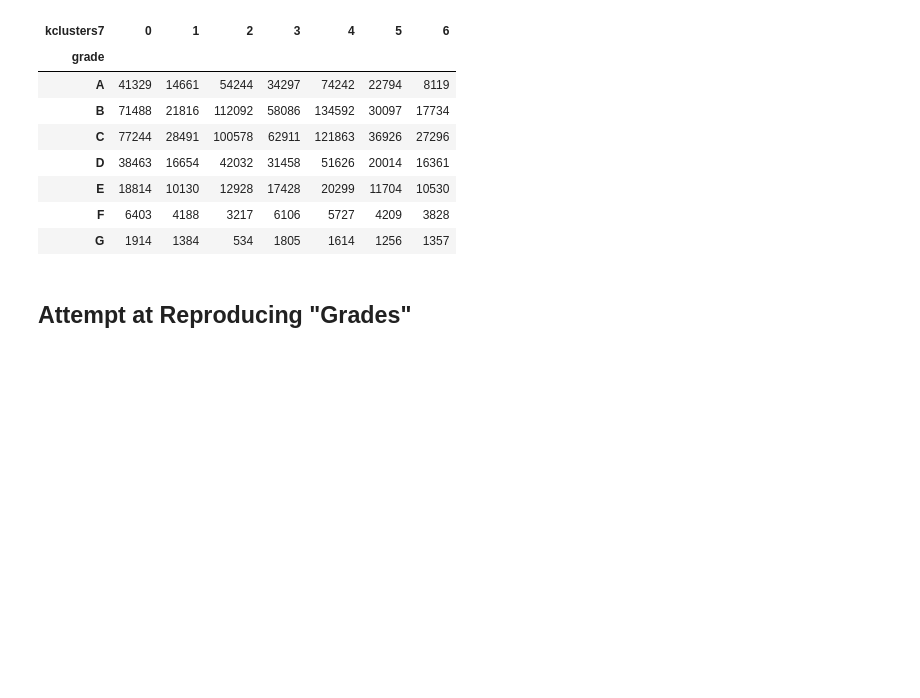
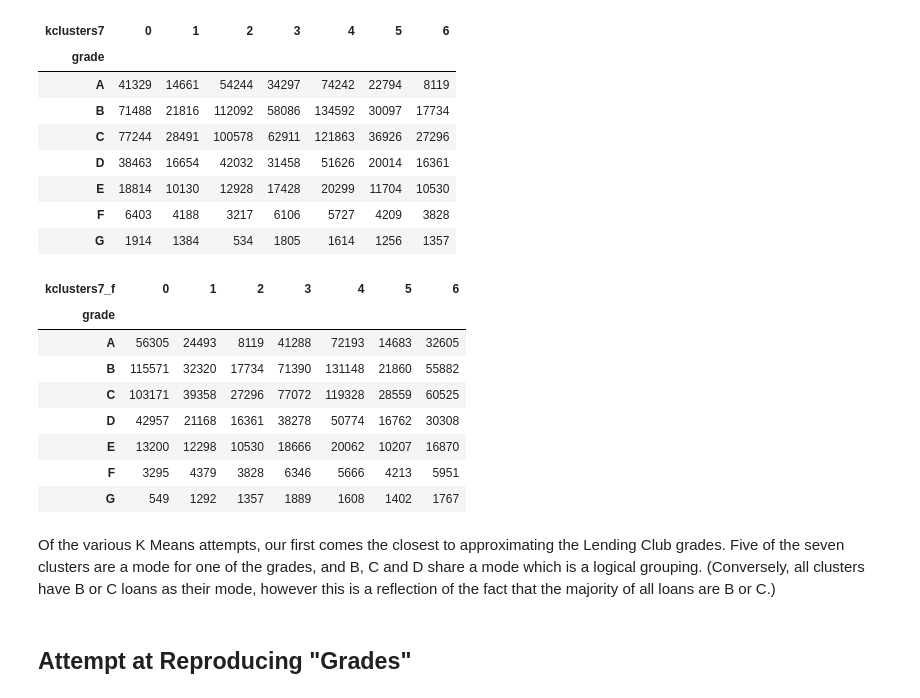
Before and after one commit to erstrong/INFO-7390-ADS-Fall-17-TeamNo., a Jupyter notebook: Assignment 2/Part 2/Clustering.ipynb, the cells around one changed output. Drawn from its saved outputs; the diff is of its cells as text; code cells hidden in the pictures; blank space fills up the shorter version.

```diff
--- a/Assignment 2/Part 2/Clustering.ipynb
+++ b/Assignment 2/Part 2/Clustering.ipynb
@@ -130,0 +192,5 @@ pd.crosstab(loans2.grade,loans2.kcluster7)
+# %%
+k_means4=cluster.KMeans(n_clusters=3, max_iter=500)
+k_means4.fit(loans_x)
+loans2['kcluster7_4'] = k_means4.labels_
+pd.crosstab(loans2.grade,loans2.kcluster7_4)
@@ -130,0 +209,5 @@ pd.crosstab(loans2.grade,loans2.kcluster7)
+# %%
+k_means5=cluster.KMeans(n_clusters=5, max_iter=1000)
+k_means5.fit(features)
+loans2['kcluster7_5'] = k_means5.labels_
+pd.crosstab(loans2.grade,loans2.kcluster7_5)
@@ -184,6 +277,24 @@ pd.crosstab(loans2.grade,loans2.kclusters7)
 | E | 18814 | 10130 | 12928 | 17428 | 20299 | 11704 | 10530 |
 | F | 6403 | 4188 | 3217 | 6106 | 5727 | 4209 | 3828 |
 | G | 1914 | 1384 | 534 | 1805 | 1614 | 1256 | 1357 |
+# %%
+application = ['fico_range_low','dti','loan_amnt','term']
+k_means7_f=cluster.KMeans(n_clusters=7, max_iter=1000)
+k_means7_f.fit(loans_x[application])
+loans2['kclusters7_f'] = k_means7_f.labels_
+pd.crosstab(loans2.grade,loans2.kclusters7_f)
+# %% [output]
+| kclusters7_f | 0 | 1 | 2 | 3 | 4 | 5 | 6 |
+| grade |  |  |  |  |  |  |  |
+| A | 56305 | 24493 | 8119 | 41288 | 72193 | 14683 | 32605 |
+| B | 115571 | 32320 | 17734 | 71390 | 131148 | 21860 | 55882 |
+| C | 103171 | 39358 | 27296 | 77072 | 119328 | 28559 | 60525 |
+| D | 42957 | 21168 | 16361 | 38278 | 50774 | 16762 | 30308 |
+| E | 13200 | 12298 | 10530 | 18666 | 20062 | 10207 | 16870 |
+| F | 3295 | 4379 | 3828 | 6346 | 5666 | 4213 | 5951 |
+| G | 549 | 1292 | 1357 | 1889 | 1608 | 1402 | 1767 |
+# %% [markdown]
+Of the various K Means attempts, our first comes the closest to approximating the Lending Club grades. Five of the seven clusters are a mode for one of the grades, and B, C and D share a mode which is a logical grouping. (Conversely, all clusters have B or C loans as their mode, however this is a reflection of the fact that the majority of all loans are B or C.)
 # %% [markdown]
 ## Attempt at Reproducing "Grades"
 # %%
```
Also changed, not shown: parts of 15 cells of this notebook, 18 other files.
